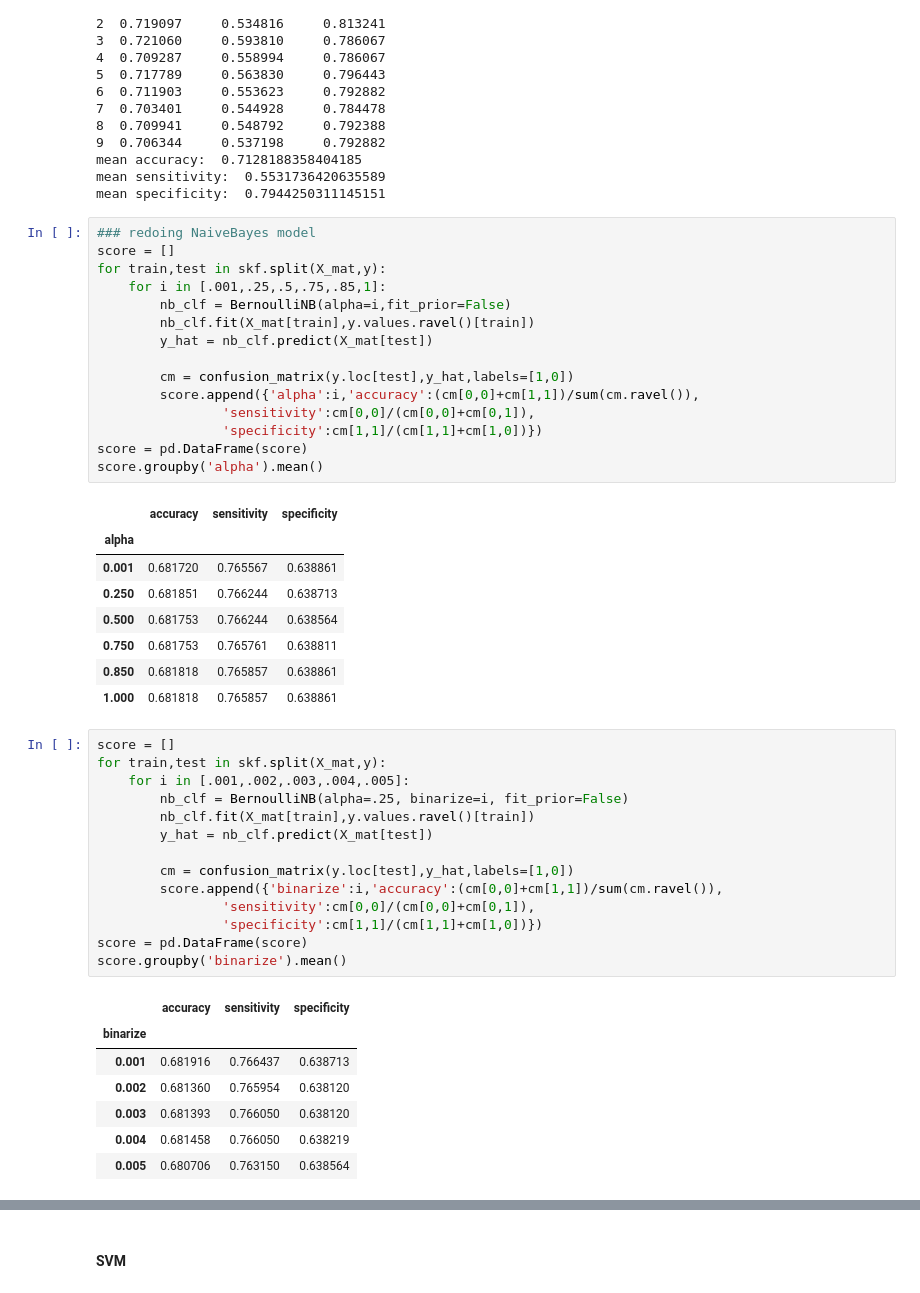
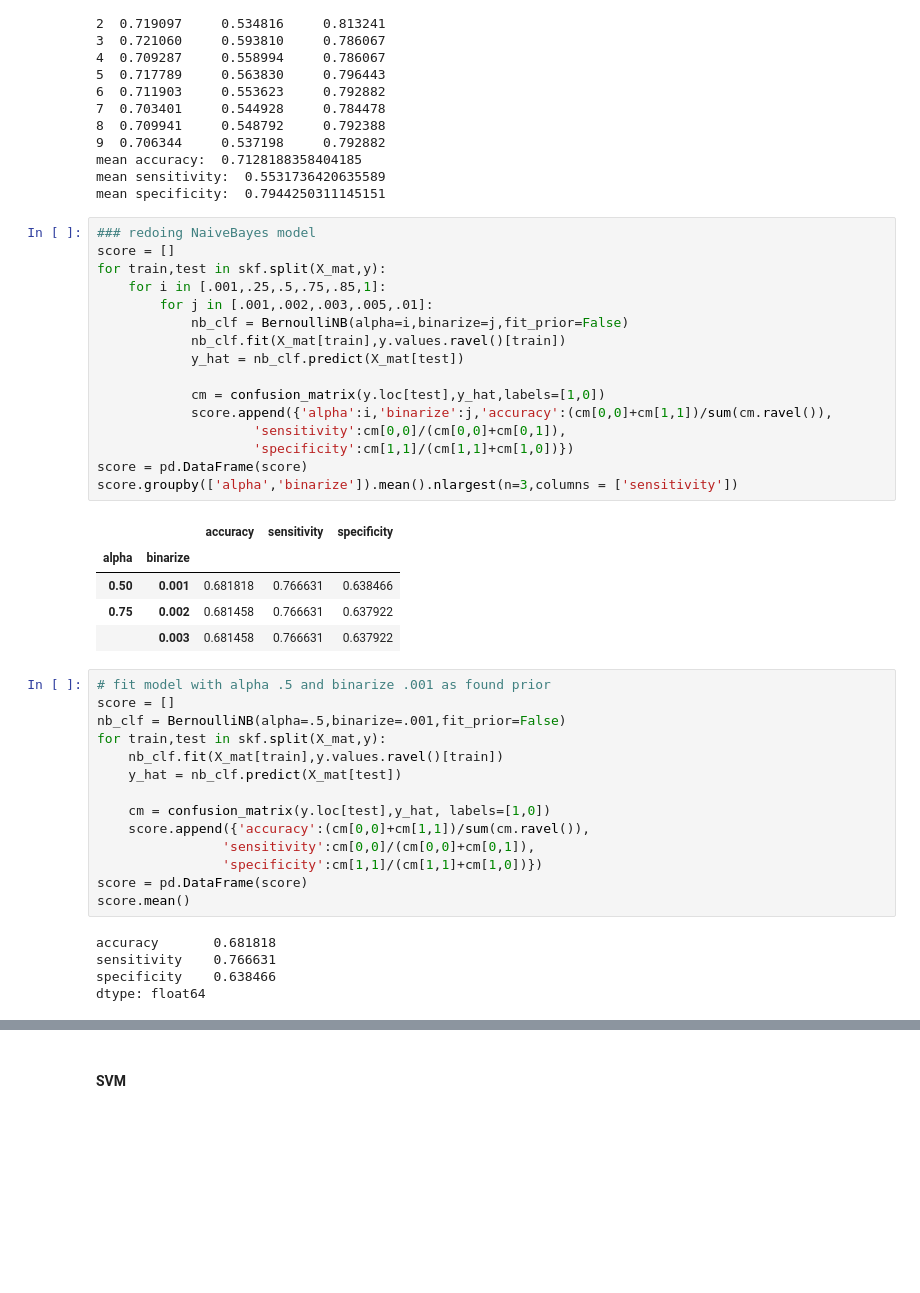
Before and after one commit to boneeyah/DS7331_Group, a Jupyter notebook: Lab2.ipynb, the cells around one changed output, grey strips where cells are left out. Saved outputs shown, nothing was run; the diff lists cells and outputs as text; blank space fills up the shorter version.

```diff
--- a/Lab2.ipynb
+++ b/Lab2.ipynb
@@ -452,46 +482,41 @@ mean specificity:  0.7944250311145151
 # %%
 ### redoing NaiveBayes model
 score = []
 for train,test in skf.split(X_mat,y):
     for i in [.001,.25,.5,.75,.85,1]:
-        nb_clf = BernoulliNB(alpha=i,fit_prior=False)
-        nb_clf.fit(X_mat[train],y.values.ravel()[train])
-        y_hat = nb_clf.predict(X_mat[test])
+        for j in [.001,.002,.003,.005,.01]:
+            nb_clf = BernoulliNB(alpha=i,binarize=j,fit_prior=False)
+            nb_clf.fit(X_mat[train],y.values.ravel()[train])
+            y_hat = nb_clf.predict(X_mat[test])
 
-        cm = confusion_matrix(y.loc[test],y_hat,labels=[1,0])
-        score.append({'alpha':i,'accuracy':(cm[0,0]+cm[1,1])/sum(cm.ravel()),
-                'sensitivity':cm[0,0]/(cm[0,0]+cm[0,1]),
-                'specificity':cm[1,1]/(cm[1,1]+cm[1,0])})
+            cm = confusion_matrix(y.loc[test],y_hat,labels=[1,0])
+            score.append({'alpha':i,'binarize':j,'accuracy':(cm[0,0]+cm[1,1])/sum(cm.ravel()),
+                    'sensitivity':cm[0,0]/(cm[0,0]+cm[0,1]),
+                    'specificity':cm[1,1]/(cm[1,1]+cm[1,0])})
 score = pd.DataFrame(score)
-score.groupby('alpha').mean()
+score.groupby(['alpha','binarize']).mean().nlargest(n=3,columns = ['sensitivity'])
 # %% [output]
-|  | accuracy | sensitivity | specificity |
-| alpha |  |  |  |
-| 0.001 | 0.681720 | 0.765567 | 0.638861 |
-| 0.250 | 0.681851 | 0.766244 | 0.638713 |
-| 0.500 | 0.681753 | 0.766244 | 0.638564 |
-| 0.750 | 0.681753 | 0.765761 | 0.638811 |
-| 0.850 | 0.681818 | 0.765857 | 0.638861 |
-| 1.000 | 0.681818 | 0.765857 | 0.638861 |
+|  |  | accuracy | sensitivity | specificity |
+| alpha | binarize |  |  |  |
+| 0.50 | 0.001 | 0.681818 | 0.766631 | 0.638466 |
+| 0.75 | 0.002 | 0.681458 | 0.766631 | 0.637922 |
+|  | 0.003 | 0.681458 | 0.766631 | 0.637922 |
 # %%
+# fit model with alpha .5 and binarize .001 as found prior
 score = []
+nb_clf = BernoulliNB(alpha=.5,binarize=.001,fit_prior=False)
 for train,test in skf.split(X_mat,y):
-    for i in [.001,.002,.003,.004,.005]:
-        nb_clf = BernoulliNB(alpha=.25, binarize=i, fit_prior=False)
-        nb_clf.fit(X_mat[train],y.values.ravel()[train])
-        y_hat = nb_clf.predict(X_mat[test])
+    nb_clf.fit(X_mat[train],y.values.ravel()[train])
+    y_hat = nb_clf.predict(X_mat[test])
 
-        cm = confusion_matrix(y.loc[test],y_hat,labels=[1,0])
-        score.append({'binarize':i,'accuracy':(cm[0,0]+cm[1,1])/sum(cm.ravel()),
+    cm = confusion_matrix(y.loc[test],y_hat, labels=[1,0])
+    score.append({'accuracy':(cm[0,0]+cm[1,1])/sum(cm.ravel()),
                 'sensitivity':cm[0,0]/(cm[0,0]+cm[0,1]),
                 'specificity':cm[1,1]/(cm[1,1]+cm[1,0])})
 score = pd.DataFrame(score)
-score.groupby('binarize').mean()
+score.mean()
 # %% [output]
-|  | accuracy | sensitivity | specificity |
-| binarize |  |  |  |
-| 0.001 | 0.681916 | 0.766437 | 0.638713 |
-| 0.002 | 0.681360 | 0.765954 | 0.638120 |
-| 0.003 | 0.681393 | 0.766050 | 0.638120 |
-| 0.004 | 0.681458 | 0.766050 | 0.638219 |
-| 0.005 | 0.680706 | 0.763150 | 0.638564 |
+accuracy       0.681818
+sensitivity    0.766631
+specificity    0.638466
+dtype: float64
```
Also changed, not shown: parts of 6 cells of this notebook.
